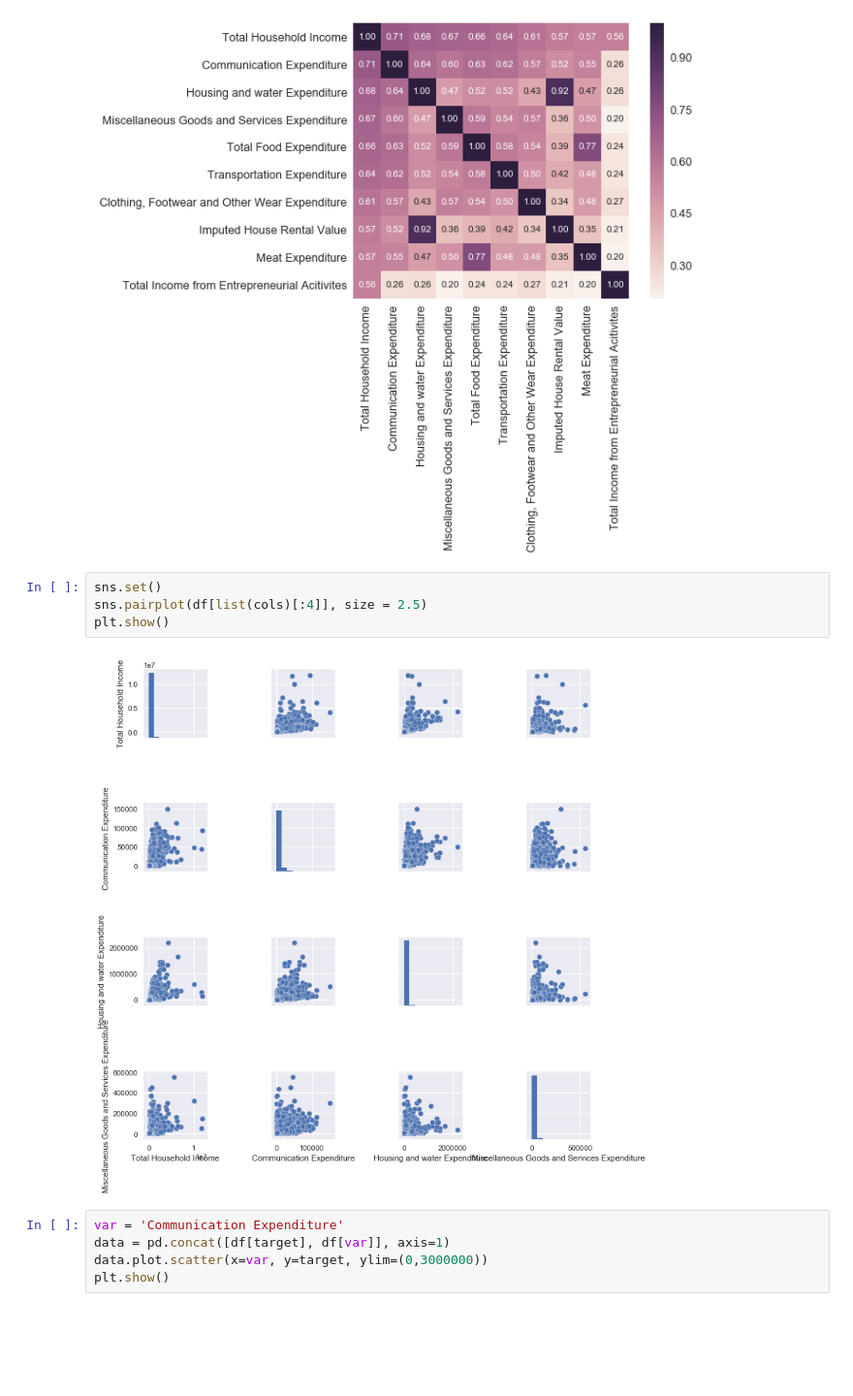
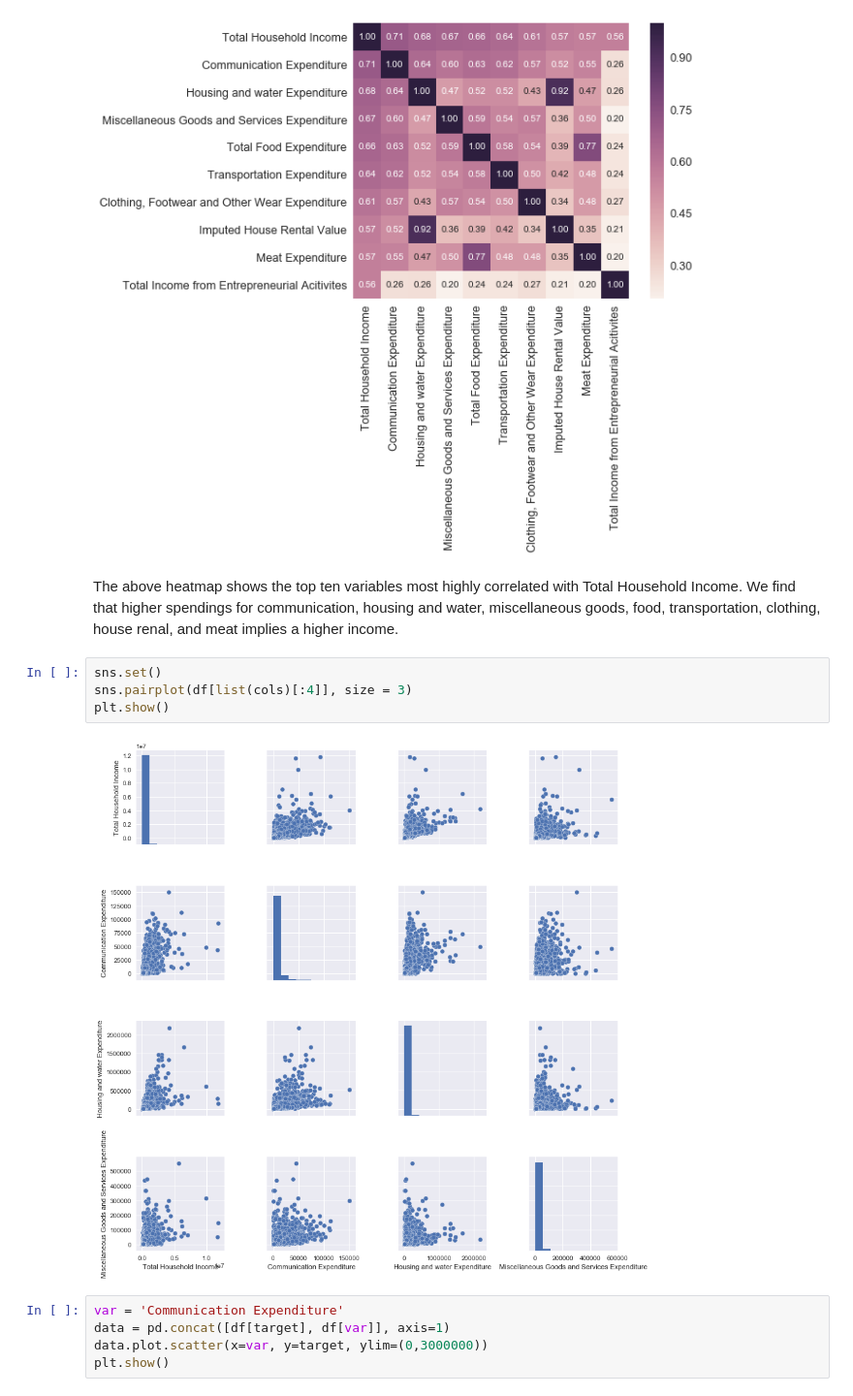
Before and after one commit to ibtingzon/Filipino-Family-Income-and-Expenditure-, a Jupyter notebook: family-income-and-expenditure.ipynb, the cells around one changed output. Shown at 97% size. Saved outputs shown, nothing was run; the diff lists cells and outputs as text; blank space fills up the shorter version.

```diff
--- a/family-income-and-expenditure.ipynb
+++ b/family-income-and-expenditure.ipynb
@@ -132,12 +133,14 @@ hm = sns.heatmap(cm, cbar=True, annot=True, square=True, fmt='.2f', annot_kws={'
 plt.show()
 # %% [output]
 [figure]
+# %% [markdown]
+The above heatmap shows the top ten variables most highly correlated with Total Household Income. We find that higher spendings for communication, housing and water, miscellaneous goods, food, transportation, clothing, house renal, and meat implies a higher income.
 # %%
 sns.set()
-sns.pairplot(df[list(cols)[:4]], size = 2.5)
+sns.pairplot(df[list(cols)[:4]], size = 3)
 plt.show()
 # %% [output]
-[figure, old version]
+[figure, new version]
 # %%
 var = 'Communication Expenditure'
 data = pd.concat([df[target], df[var]], axis=1)
```
Also changed, not shown: parts of 53 cells of this notebook.
